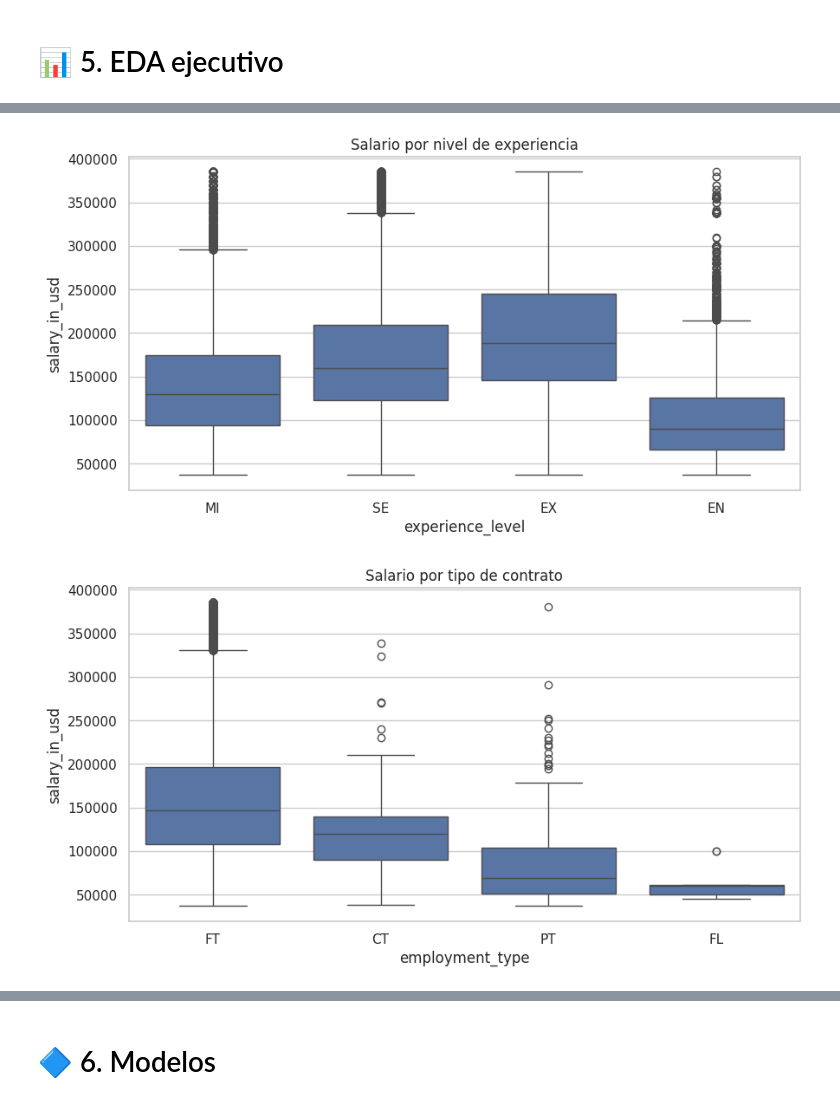
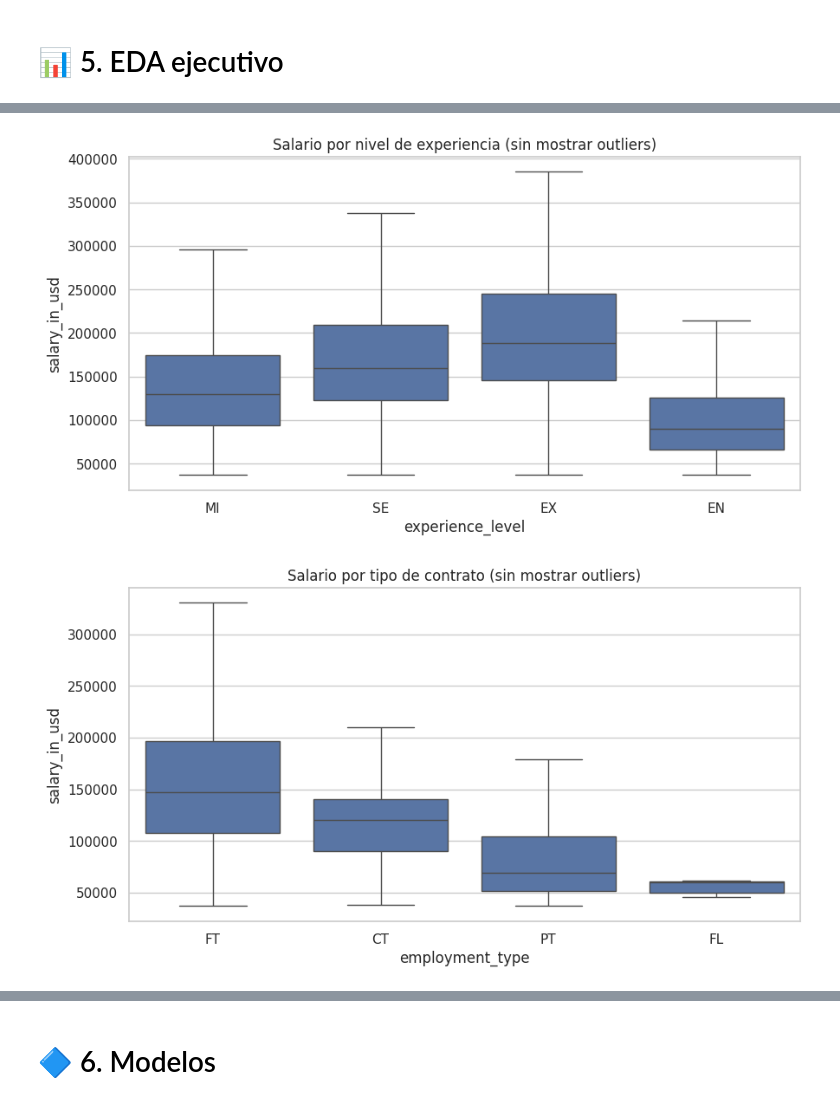
Before and after one commit to despanol/Coder, a Jupyter notebook: ProyectoDSParte2_Salarios_EspañolDavid.ipynb, the cells around one changed output, grey strips where cells are left out. Cells and saved outputs as stored; diff of their text form; code cells hidden in the pictures.

```diff
--- a/ProyectoDSParte2_Salarios_EspañolDavid.ipynb
+++ b/ProyectoDSParte2_Salarios_EspañolDavid.ipynb
@@ -167,41 +167,41 @@ df_clean.head()
 # %%
 import seaborn as sns
 import matplotlib.pyplot as plt
 
 df = pd.read_csv("df_clean.csv")
 sns.set(style="whitegrid")
 plt.rcParams["figure.figsize"] = (10,5)
 
 # 1. Distribución salarial
 sns.histplot(df['salary_in_usd'], bins=30)
 plt.title("Distribución de salarios en USD")
 plt.show()
 
-# 2. Boxplot por experiencia
-sns.boxplot(data=df, x='experience_level', y='salary_in_usd')
-plt.title("Salario por nivel de experiencia")
+# 2. Boxplot por experiencia sin outliers visibles
+sns.boxplot(data=df, x='experience_level', y='salary_in_usd', showfliers=False)
+plt.title("Salario por nivel de experiencia (sin mostrar outliers)")
 plt.show()
 
-# 3. Salario por tipo de contrato
-sns.boxplot(data=df, x='employment_type', y='salary_in_usd')
-plt.title("Salario por tipo de contrato")
+# 3. Salario por tipo de contrato sin outliers visibles
+sns.boxplot(data=df, x='employment_type', y='salary_in_usd', showfliers=False)
+plt.title("Salario por tipo de contrato (sin mostrar outliers)")
 plt.show()
 
 # 4. Salario por categoría
 sns.barplot(data=df, x='job_category', y='salary_in_usd', estimator='mean')
 plt.xticks(rotation=45)
 plt.title("Salario promedio por categoría laboral")
 plt.show()
 
 # 5. Salario promedio por región (API)
 sns.barplot(data=df, x='region', y='salary_in_usd')
 plt.xticks(rotation=45)
 plt.title("Salario por región del mundo")
 plt.show()
 # %% [output]
 [figure]
-[figure, old version]
+[figure, new version]
-[figure, old version]
+[figure, new version]
 [figure]
 [figure]
 # %% [markdown]
```
Also changed, not shown: parts of 3 cells of this notebook.
